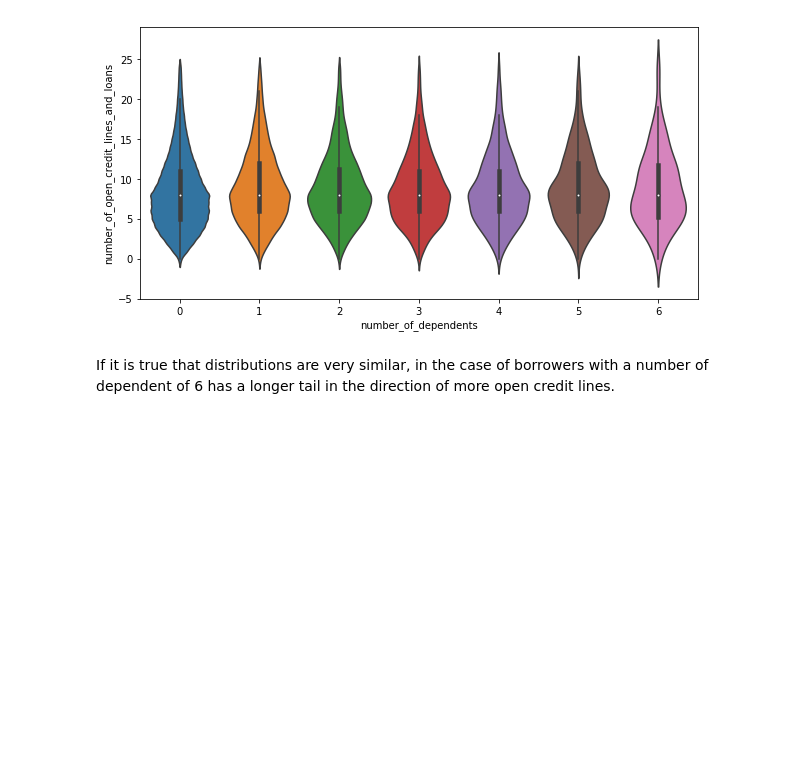
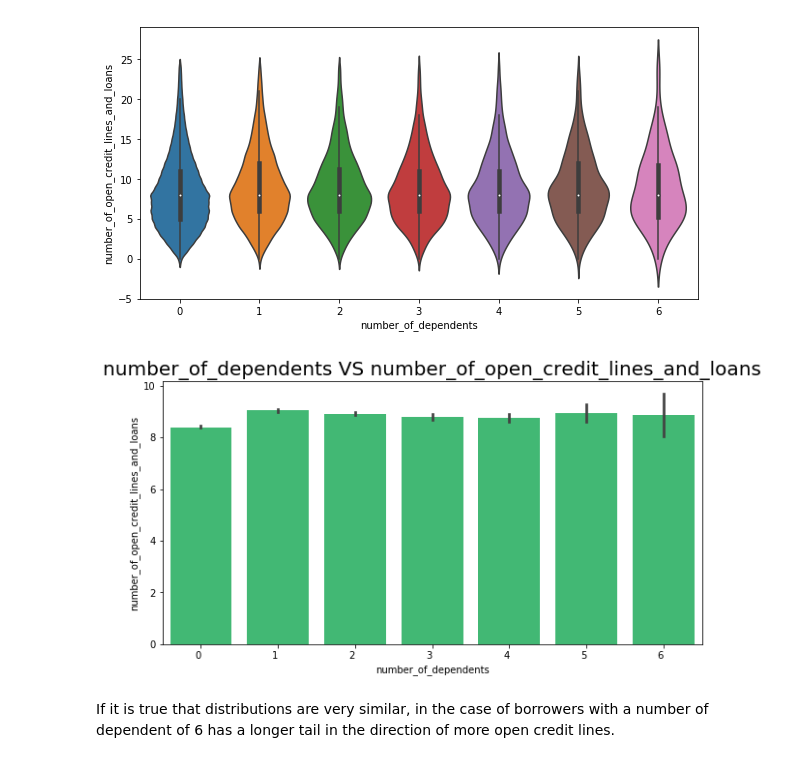
Before and after one commit to renzobechler-zz/credits_eda, a Jupyter notebook: notebooks/EDA.ipynb, the cells around one changed output. Saved outputs shown, nothing was run; the diff lists cells and outputs as text; code cells hidden in the pictures; blank space fills up the shorter version.

```diff
--- a/notebooks/EDA.ipynb
+++ b/notebooks/EDA.ipynb
@@ -319,6 +378,18 @@ fig, ax = plt.subplots(figsize=(10,5))
 sns.violinplot(x='number_of_dependents', y='number_of_open_credit_lines_and_loans', data=credit_data, ax=ax);
 # %% [output]
 [figure]
+# %%
+#Create subplots
+fig, ax = plt.subplots(figsize=(10,5))
+
+ax1 = sns.barplot(x='number_of_dependents' , y='number_of_open_credit_lines_and_loans', ax=ax, data=credit_data, color='#2ecc71');
+
+ax1.set_xticklabels(ax1.get_xticklabels(), ha="right")
+
+ax1.set_title('number_of_dependents VS number_of_open_credit_lines_and_loans',fontsize= 20)
+plt.show()
+# %% [output]
+[figure, added]
 # %% [markdown]
 If it is true that distributions are very similar, in the case of borrowers with a number of dependent of 6 has a longer tail in the direction of more open credit lines.
 # %% [markdown]
```
Also changed, not shown: parts of 51 cells of this notebook, 1 other file.
